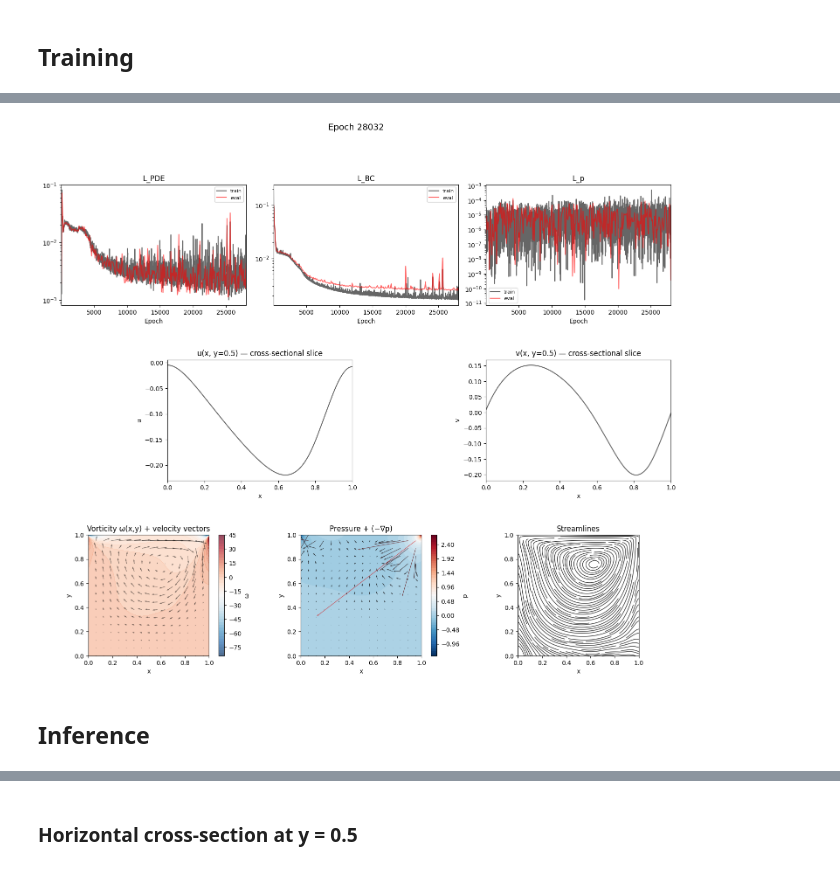
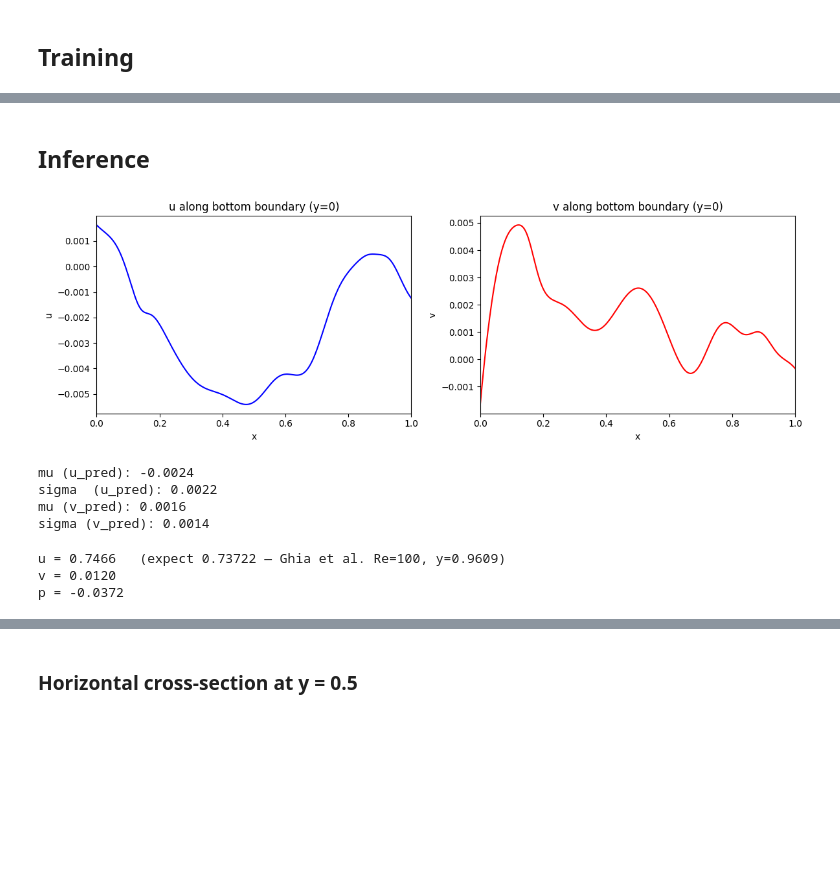
Before and after one commit to ozkansafak/pinn, a Jupyter notebook: notebook.ipynb, the cells around one changed output, grey strips where cells are left out. Cells and saved outputs as stored; diff of their text form; code cells hidden in the pictures; blank space fills up the shorter version.

```diff
--- a/notebook.ipynb
+++ b/notebook.ipynb
@@ -126,17 +178,0 @@ KeyboardInterrupt:
-# %%
-import importlib, pinn
-importlib.reload(pinn)
-from pinn import visualize
-
-visualize(net, epoch, {
-    'epochs_train':   epochs_train,
-    'train_pde_loss': train_pde_loss,
-    'train_bc_loss':  train_bc_loss,
-    'train_p_loss':   train_p_loss,
-    'epochs_eval':    epochs_eval,
-    'eval_pde_loss':  eval_pde_loss,
-    'eval_bc_loss':   eval_bc_loss,
-    'eval_p_loss':    eval_p_loss,
-})
-# %% [output]
-[figure, removed]
@@ -171,12 +179,55 @@ plt.show()
 # %% [markdown]
 ## Inference
+# %%
+x_q = torch.linspace(0, 1, 1000).unsqueeze(1)
+y_q = torch.zeros((1000, 1))
+
+with torch.no_grad():
+    u_pred, v_pred, p_pred = net(x_q, y_q)
+    import matplotlib.pyplot as plt
+
+    x_plot = x_q.squeeze().numpy()
+    u_plot = u_pred.squeeze().numpy()
+    v_plot = v_pred.squeeze().numpy()
+
+    fig, axes = plt.subplots(1, 2, figsize=(12, 4))
+
+    axes[0].plot(x_plot, u_plot, c='b')
+    axes[0].set_xlabel('x')
+    axes[0].set_ylabel('u')
+    axes[0].set_title('u along bottom boundary (y=0)')
+    axes[0].margins(x=0)
+
+    axes[1].plot(x_plot, v_plot, c='r')
+    axes[1].set_xlabel('x')
+    axes[1].set_ylabel('v')
+    axes[1].set_title('v along bottom boundary (y=0)')
+    axes[1].margins(x=0)
+
+    plt.tight_layout()
+    plt.show()
+
+print(f"mu (u_pred): {u_pred.mean().item():.4f}")
+print(f"sigma  (u_pred): {u_pred.std().item():.4f}")
+print(f"mu (v_pred): {v_pred.mean().item():.4f}")
+print(f"sigma (v_pred): {v_pred.std().item():.4f}")
+# %% [output]
+[figure, added]
+mu (u_pred): -0.0024
+sigma  (u_pred): 0.0022
+mu (v_pred): 0.0016
+sigma (v_pred): 0.0014
 # %%
 x_q = torch.tensor([[0.5]])
-y_q = torch.tensor([[0.8]])
+y_q = torch.tensor([[0.9609]])
 
 with torch.no_grad():
     u_pred, v_pred, p_pred = net(x_q, y_q)
 
-print(f"u = {u_pred.item():.4f}   (expect ~0.72 near lid — Ghia et al.)")
+print(f"u = {u_pred.item():.4f}   (expect {ghia_ref:.5f} — Ghia et al. Re={Re}, y=0.9609)")
 print(f"v = {v_pred.item():.4f}")
 print(f"p = {p_pred.item():.4f}")
+# %% [output]
+u = 0.7466   (expect 0.73722 — Ghia et al. Re=100, y=0.9609)
+v = 0.0120
+p = -0.0372
```
Also changed, not shown: parts of 13 cells of this notebook, 6 other files.
